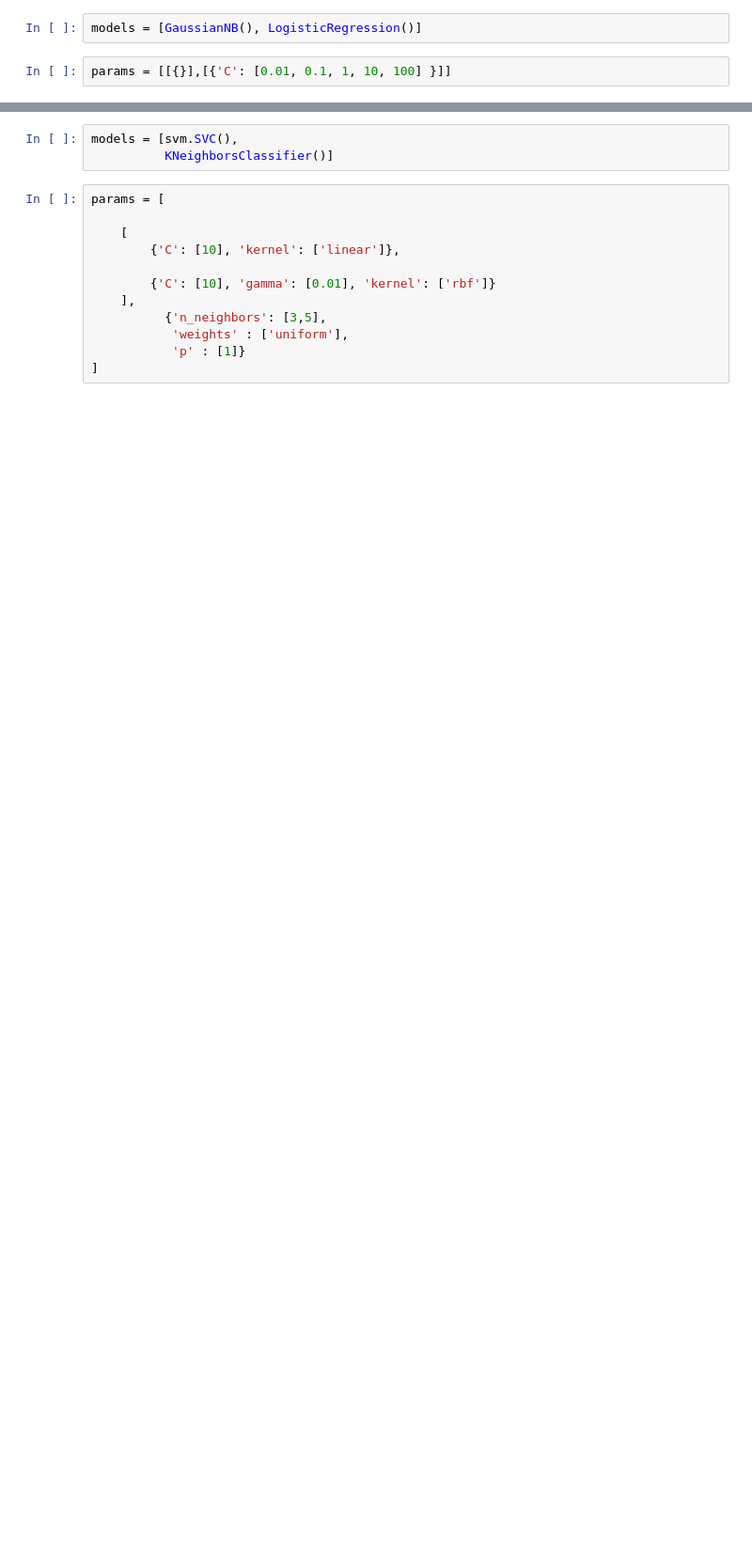
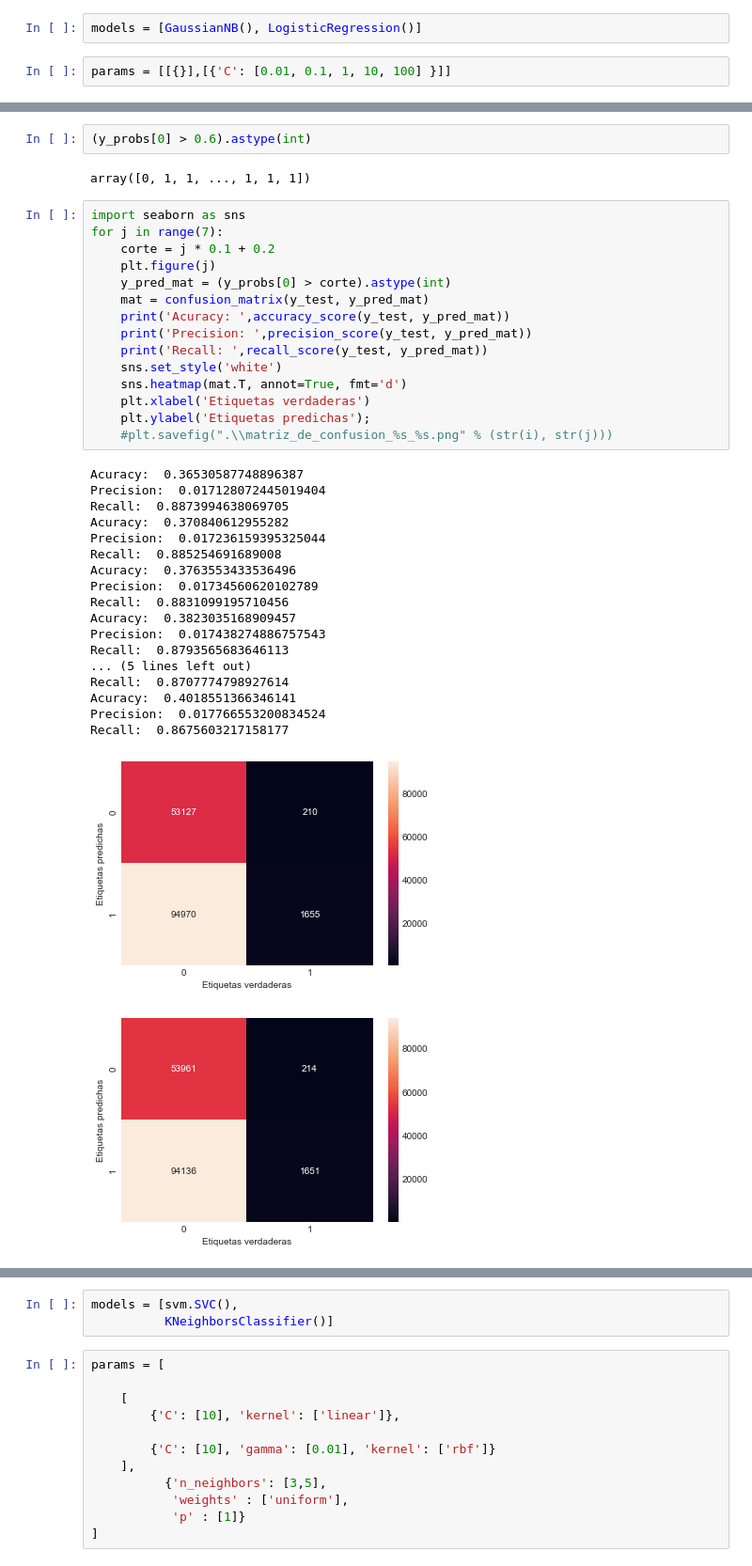
Before and after one commit to GabrielCasal/Digital_House, a Jupyter notebook: Desafío III/TP3 - Train_80porc.ipynb, the cells around one changed output, grey strips where cells are left out. Shown: that part at 94% size. Cells and saved outputs as stored; diff of their text form; blank space fills up the shorter version.

```diff
--- a/Desafío III/TP3 - Train_80porc.ipynb
+++ b/Desafío III/TP3 - Train_80porc.ipynb
@@ -352,0 +401,39 @@ y_probs
+# %%
+(y_probs[0] > 0.6).astype(int)
+# %% [output]
+array([0, 1, 1, ..., 1, 1, 1])
+# %%
+import seaborn as sns
+for j in range(7):
+    corte = j * 0.1 + 0.2
+    plt.figure(j)
+    y_pred_mat = (y_probs[0] > corte).astype(int)
+    mat = confusion_matrix(y_test, y_pred_mat)
+    print('Acuracy: ',accuracy_score(y_test, y_pred_mat))
+    print('Precision: ',precision_score(y_test, y_pred_mat))
+    print('Recall: ',recall_score(y_test, y_pred_mat))
+    sns.set_style('white')
+    sns.heatmap(mat.T, annot=True, fmt='d')
+    plt.xlabel('Etiquetas verdaderas')
+    plt.ylabel('Etiquetas predichas');
+    #plt.savefig(".\\matriz_de_confusion_%s_%s.png" % (str(i), str(j)))
+# %% [output]
+Acuracy:  0.36530587748896387
+Precision:  0.017128072445019404
+Recall:  0.8873994638069705
+Acuracy:  0.370840612955282
+Precision:  0.017236159395325044
+Recall:  0.885254691689008
+Acuracy:  0.3763553433536496
+Precision:  0.01734560620102789
+Recall:  0.8831099195710456
+Acuracy:  0.3823035168909457
+Precision:  0.017438274886757543
+Recall:  0.8793565683646113
+... (5 lines left out)
+Recall:  0.8707774798927614
+Acuracy:  0.4018551366346141
+Precision:  0.017766553200834524
+Recall:  0.8675603217158177
+[figure, added]
+[figure, added]
```
Also changed, not shown: parts of 25 cells of this notebook, 6 other files.
